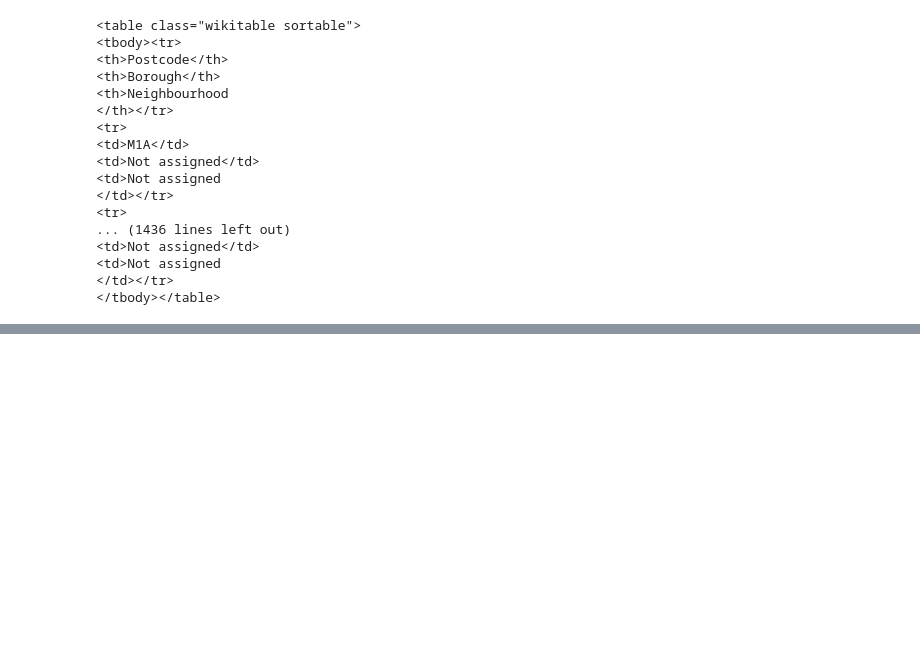
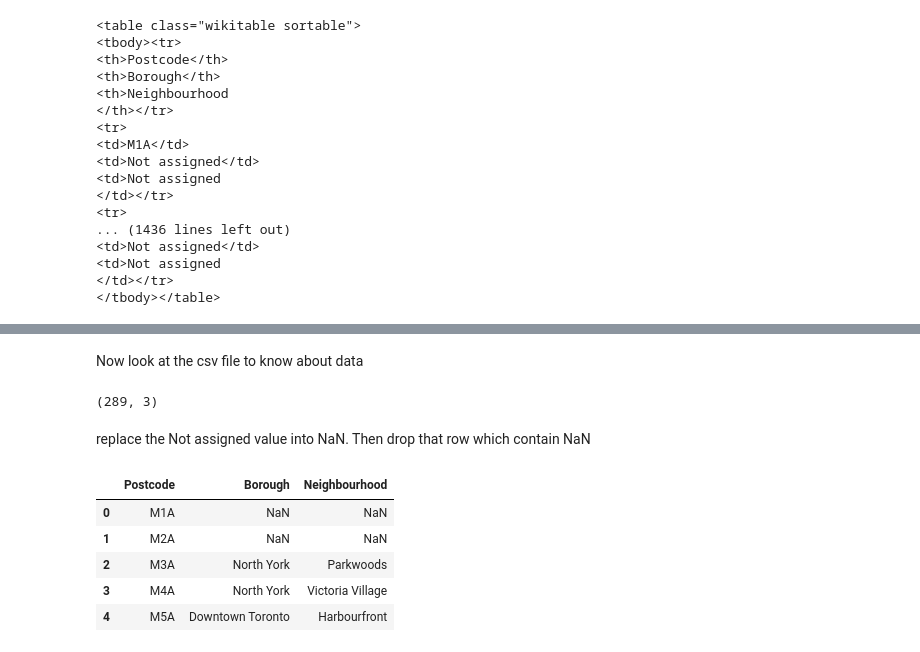
Before and after one commit to JaynabK/Capstone_neighboring, a Jupyter notebook: Capstone_Notebook.ipynb, the cells around one changed output, grey strips where cells are left out. Cells and saved outputs as stored; diff of their text form; code cells hidden in the pictures; blank space fills up the shorter version.

```diff
--- a/Capstone_Notebook.ipynb
+++ b/Capstone_Notebook.ipynb
@@ -67,0 +106,22 @@ AttributeError: 'NoneType' object has no attribute 'text'
+# %% [markdown]
+Now look at the csv file  to know about data
+# %%
+import pandas as pd
+df= pd.read_csv('canada.csv')
+df.head()
+df.shape
+# %% [output]
+(289, 3)
+# %% [markdown]
+replace the Not assigned value into NaN. Then drop that row which contain NaN
+# %%
+df.replace("Not assigned", np.nan, inplace = True)
+
+df.head(5)
+# %% [output]
+|  | Postcode | Borough | Neighbourhood |
+| 0 | M1A | NaN | NaN |
+| 1 | M2A | NaN | NaN |
+| 2 | M3A | North York | Parkwoods |
+| 3 | M4A | North York | Victoria Village |
+| 4 | M5A | Downtown Toronto | Harbourfront |
```
Also changed, not shown: parts of 30 cells of this notebook.
